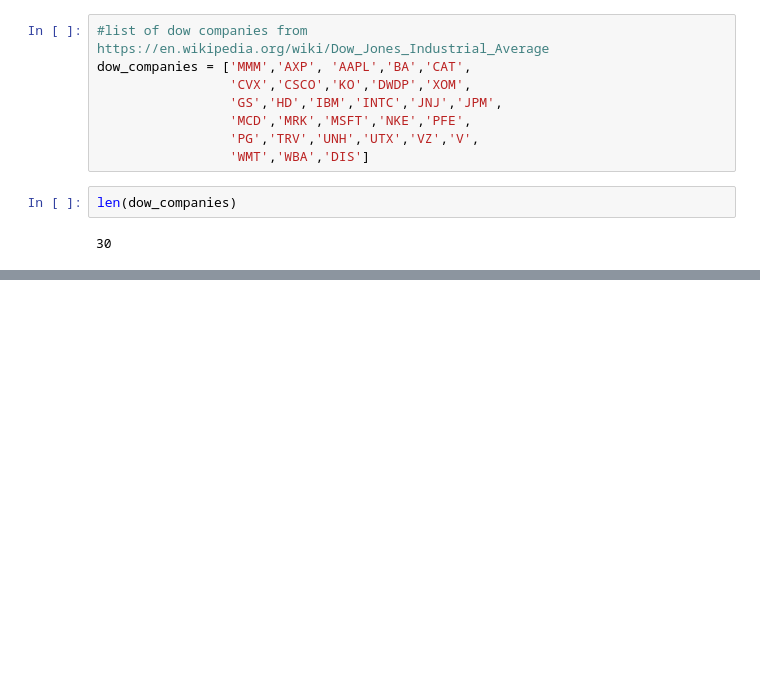
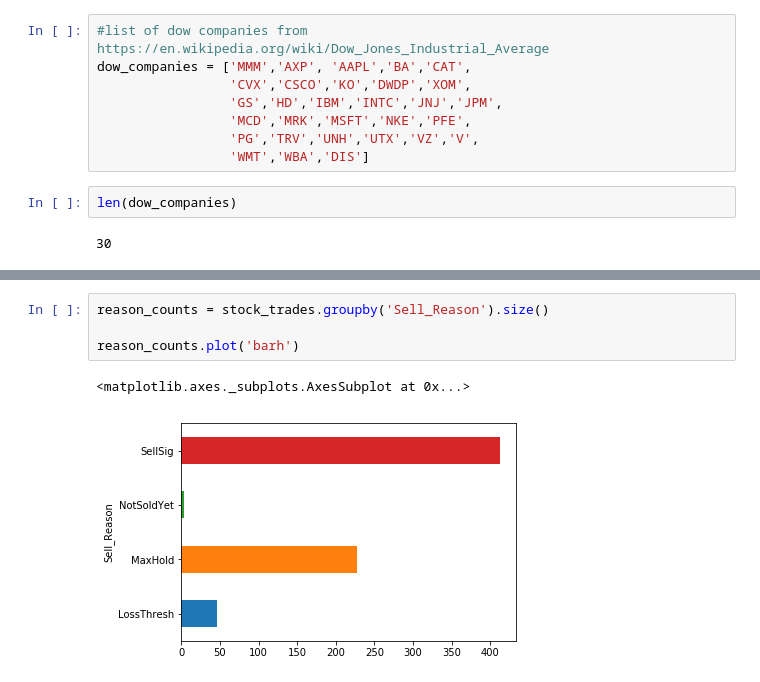
Before and after one commit to focods/neural-net-stock-trading, a Jupyter notebook: Data Wrangler.ipynb, the cells around one changed output, grey strips where cells are left out. Drawn from its saved outputs; the diff is of its cells as text; blank space fills up the shorter version.

```diff
--- a/Data Wrangler.ipynb
+++ b/Data Wrangler.ipynb
@@ -573,0 +405,7 @@ getPurchases('MSFT',loss_thresh=0.05)
+# %%
+reason_counts = stock_trades.groupby('Sell_Reason').size()
+
+reason_counts.plot('barh')
+# %% [output]
+<matplotlib.axes._subplots.AxesSubplot at 0x...>
+[figure, added]
```
Also changed, not shown: parts of 78 cells of this notebook.
